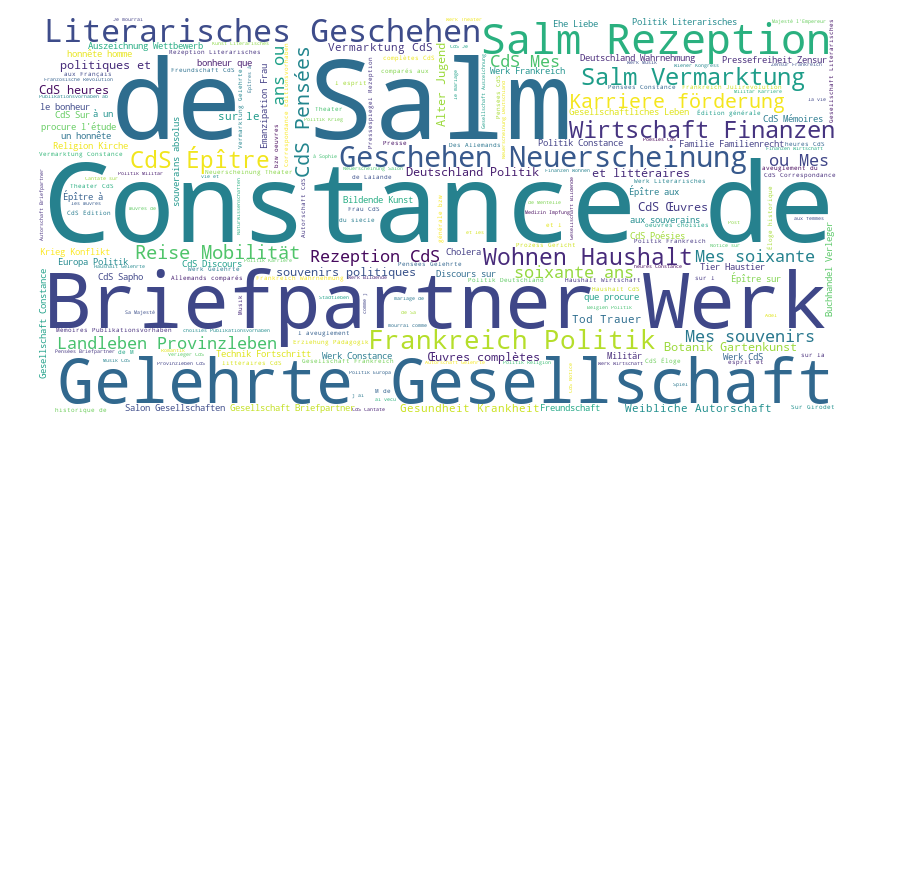
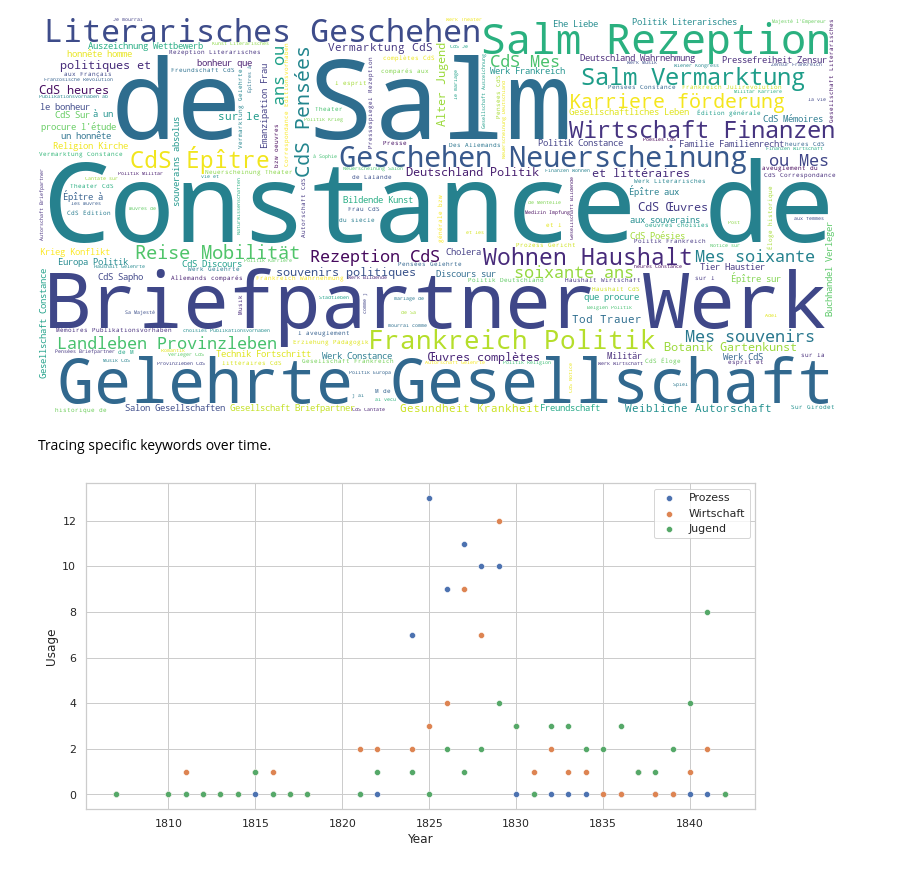
Before and after one commit to ElodieXVI/Datathon-Constance-de-Salm, a Jupyter notebook: Constance_de_Salm.ipynb, the cells around one changed output. Saved outputs shown, nothing was run; the diff lists cells and outputs as text; code cells hidden in the pictures; blank space fills up the shorter version.

Commit message:
Visualize of the "Schlagwörter" over the years.

```diff
--- a/Constance_de_Salm.ipynb
+++ b/Constance_de_Salm.ipynb
@@ -130,3 +133,38 @@ create_wordcloud(df['Schlagwörter'])
 # %% [output]
 Whole Corpus
 [figure]
+# %% [markdown]
+Tracing specific keywords over time.
+# %%
+def visualize_keywords(data: pd.DataFrame, keywords):
+    vis = {}
+    for i,v  in data.iterrows():
+        try:
+            date = v["Datierung (JJJJ-MM-TT)"].split('-')
+        except AttributeError:
+            # if v["Datierung"] is nan
+            continue
+        year = int(date[0])
+        tmp = [year]
+        vis[year] = {k: 0 for k in keywords} if year not in vis.keys() else vis[year]
+        for k in keywords:
+            k: str
+            try:
+                if re.search(k, v["Schlagwörter"]):
+                    vis[year][k] += 1
+            except TypeError:
+                # if v["Schlagwörter"] is nan
+                continue
+    vis_df = pd.DataFrame(vis)
+    sns.set_theme(style='whitegrid')
+    plt.figure(figsize=[12, 6])
+    for i, v in vis_df.iterrows():
+        sns.scatterplot(x=[j for j, val in v.iteritems()], y=[val for j, val in v.iteritems()], label=i)
+    plt.xlabel("Year")
+    plt.ylabel("Usage")
+    plt.legend()
+    plt.show()
+
+visualize_keywords(df_part, ['Prozess', 'Wirtschaft', 'Jugend'])
+# %% [output]
+[figure, added]
```
Also changed, not shown: parts of 1 cell of this notebook.
